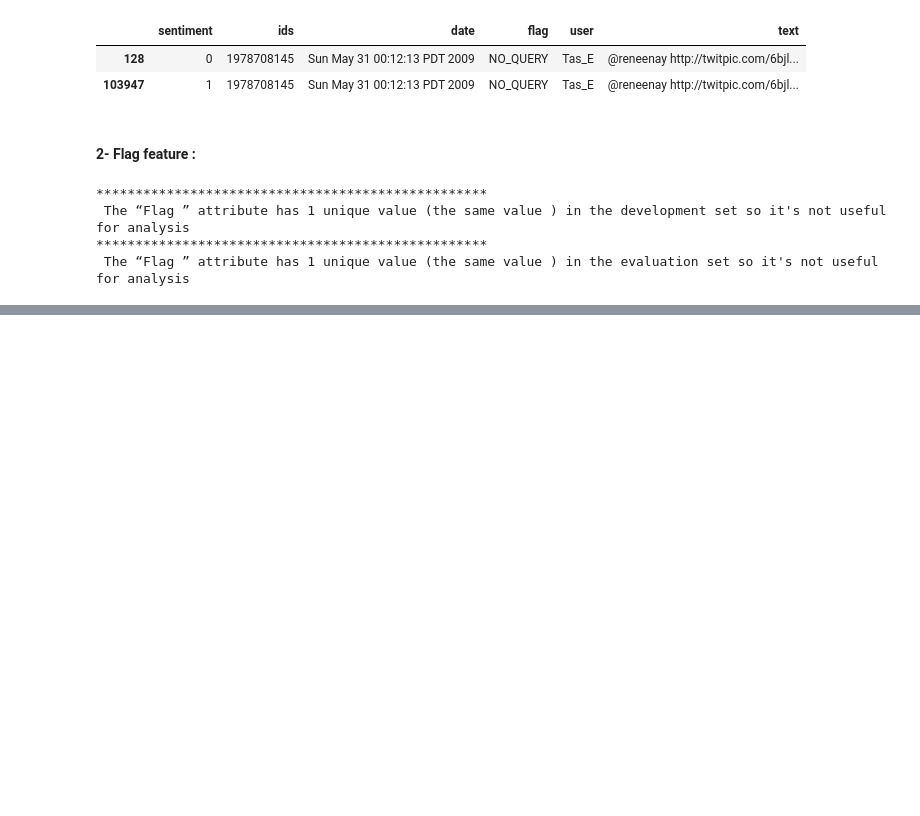
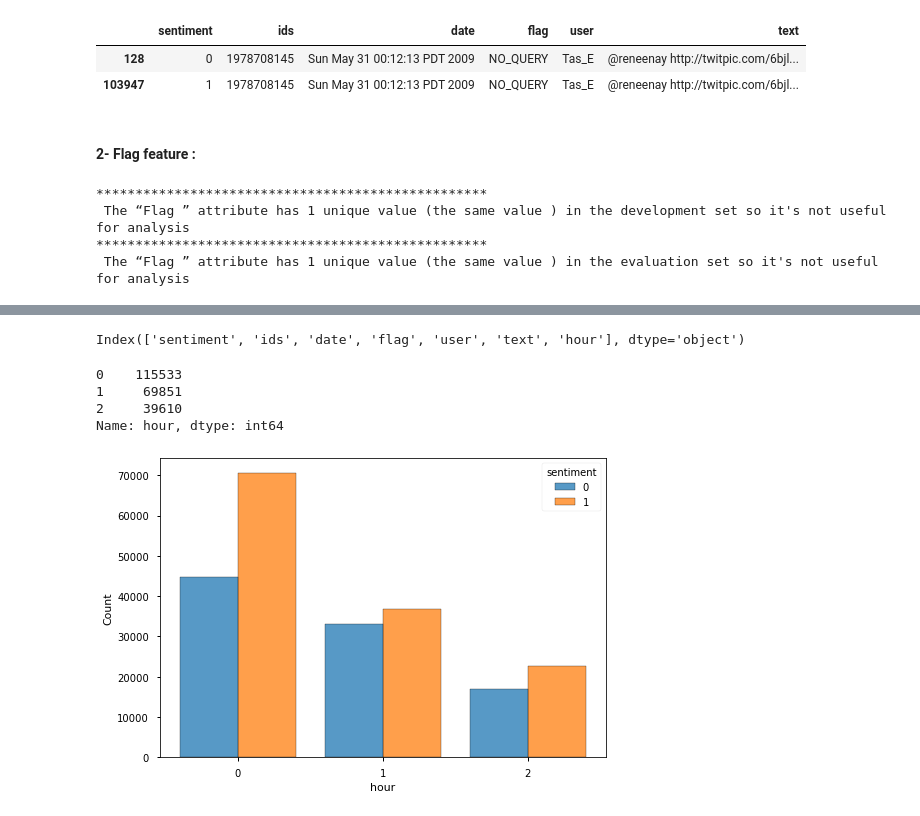
Before and after one commit to Mustafa-omer-mohammed/Tweets-Sentiment-Analysis-Binary-Classification-Problem, a Jupyter notebook: Data Exploration.ipynb, the cells around one changed output, grey strips where cells are left out. Saved outputs shown, nothing was run; the diff lists cells and outputs as text; code cells hidden in the pictures; blank space fills up the shorter version.

```diff
--- a/Data Exploration.ipynb
+++ b/Data Exploration.ipynb
@@ -185,0 +318,19 @@ print("*" * 50 ,"\n" ,f"The “Flag ” attribute has {eval_df.flag.nunique()} u
+# %%
+#### filter by hour
+test_date["hour"] = test_date.date.apply(lambda x : x.split()[3][0])
+# %%
+test_date.columns
+# %% [output]
+Index(['sentiment', 'ids', 'date', 'flag', 'user', 'text', 'hour'], dtype='object')
+# %%
+test_date.hour.value_counts()
+# %% [output]
+0    115533
+1     69851
+2     39610
+Name: hour, dtype: int64
+# %%
+sns.histplot(x = "hour" , hue = "sentiment"  , multiple="dodge", data =test_date.drop([ 'date', 'user', 'text'] , axis=1 ) , shrink= 0.8 )
+plt.savefig("analyze date by Hours")
+# %% [output]
+[figure, added]
```
Also changed, not shown: parts of 27 cells of this notebook.
